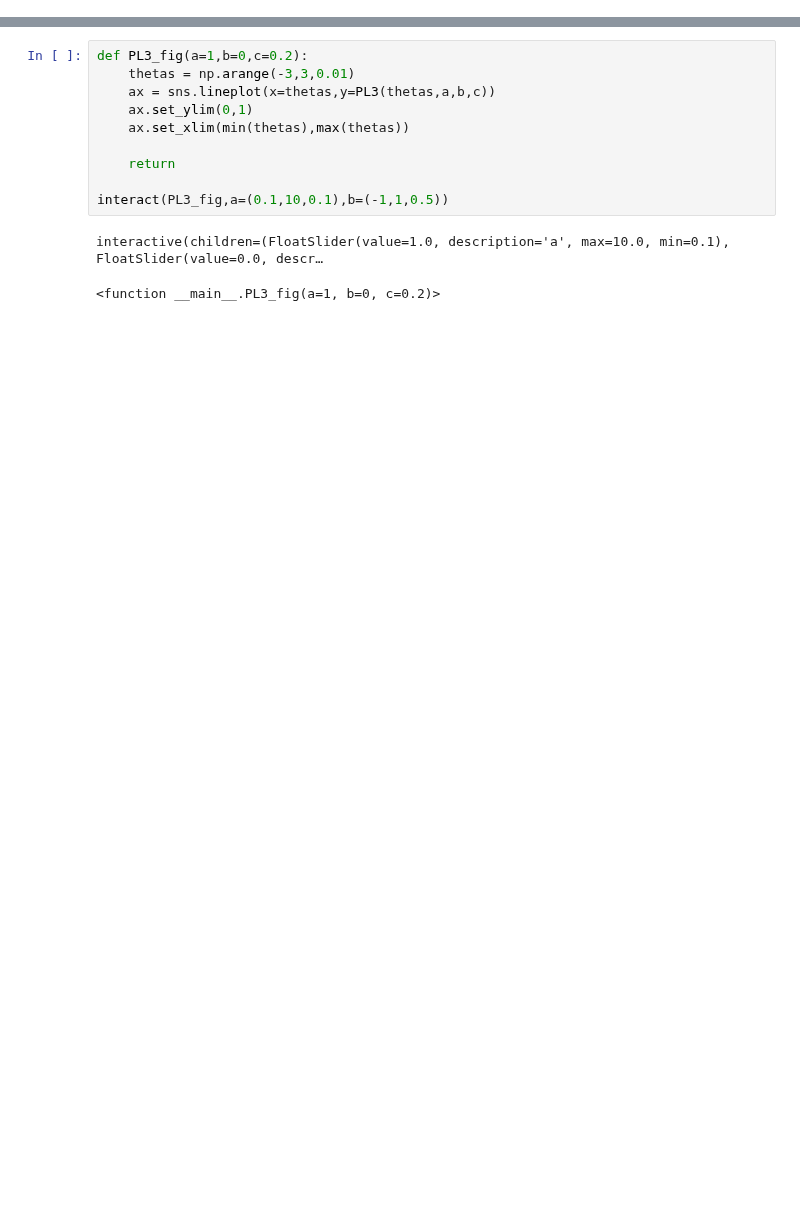
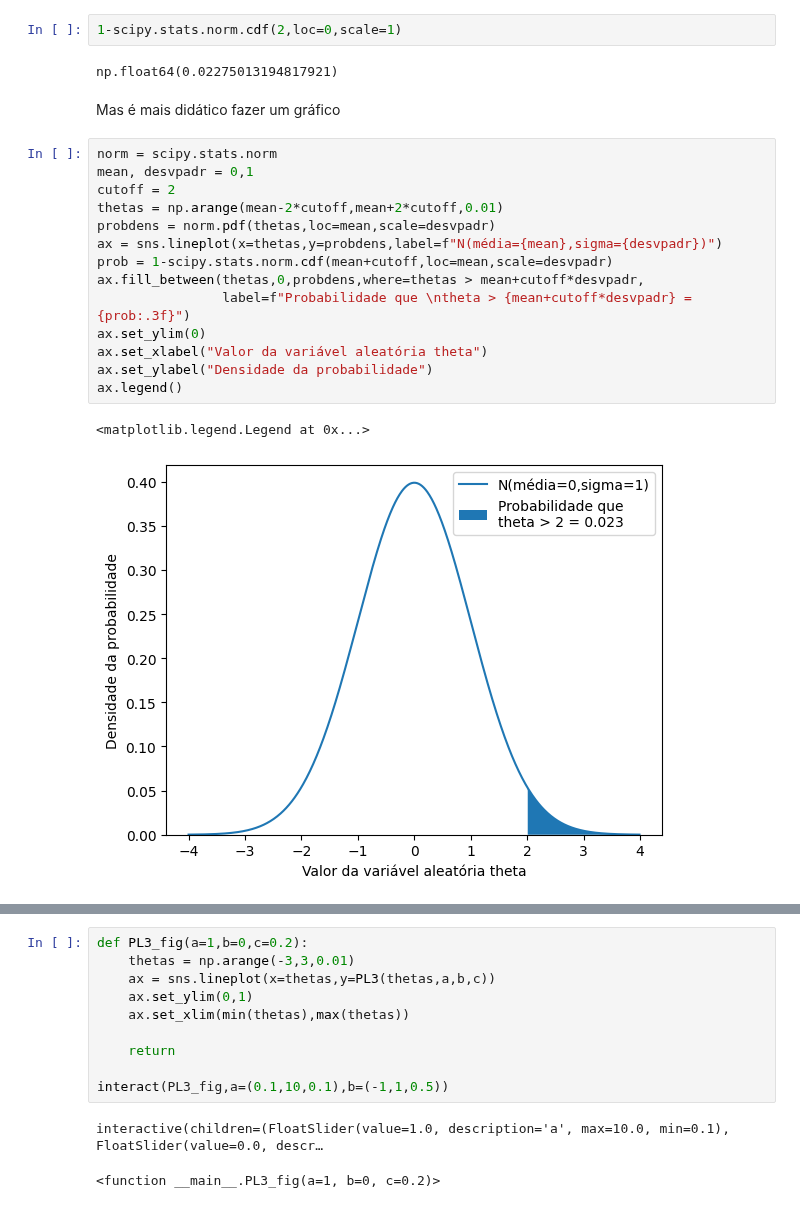
Before and after one commit to atp/enem, a Jupyter notebook: CI.ipynb, the cells around one changed output, grey strips where cells are left out. Drawn from its saved outputs; the diff is of its cells as text; blank space fills up the shorter version.

```diff
--- a/CI.ipynb
+++ b/CI.ipynb
@@ -13,0 +59,23 @@ from ipywidgets import interact, interactive, fixed, interact_manual
+# %%
+1-scipy.stats.norm.cdf(2,loc=0,scale=1)
+# %% [output]
+np.float64(0.02275013194817921)
+# %% [markdown]
+Mas é mais didático fazer um gráfico
+# %%
+norm = scipy.stats.norm
+mean, desvpadr = 0,1
+cutoff = 2
+thetas = np.arange(mean-2*cutoff,mean+2*cutoff,0.01)
+probdens = norm.pdf(thetas,loc=mean,scale=desvpadr)
+ax = sns.lineplot(x=thetas,y=probdens,label=f"N(média={mean},sigma={desvpadr})")
+prob = 1-scipy.stats.norm.cdf(mean+cutoff,loc=mean,scale=desvpadr)
+ax.fill_between(thetas,0,probdens,where=thetas > mean+cutoff*desvpadr,
+                label=f"Probabilidade que \ntheta > {mean+cutoff*desvpadr} = {prob:.3f}")
+ax.set_ylim(0)
+ax.set_xlabel("Valor da variável aleatória theta")
+ax.set_ylabel("Densidade da probabilidade")
+ax.legend()
+# %% [output]
+<matplotlib.legend.Legend at 0x...>
+[figure, added]
```
Also changed, not shown: parts of 59 cells of this notebook, 1 other file.
